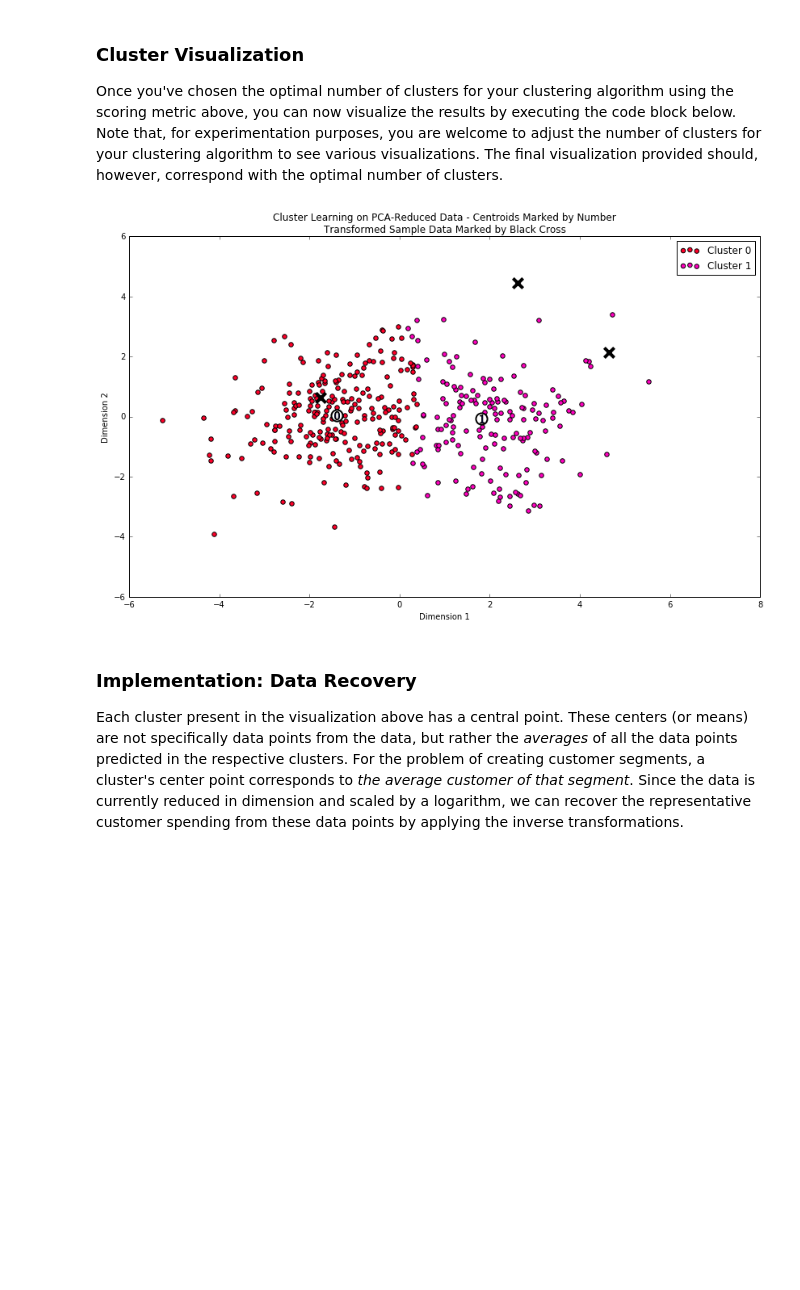
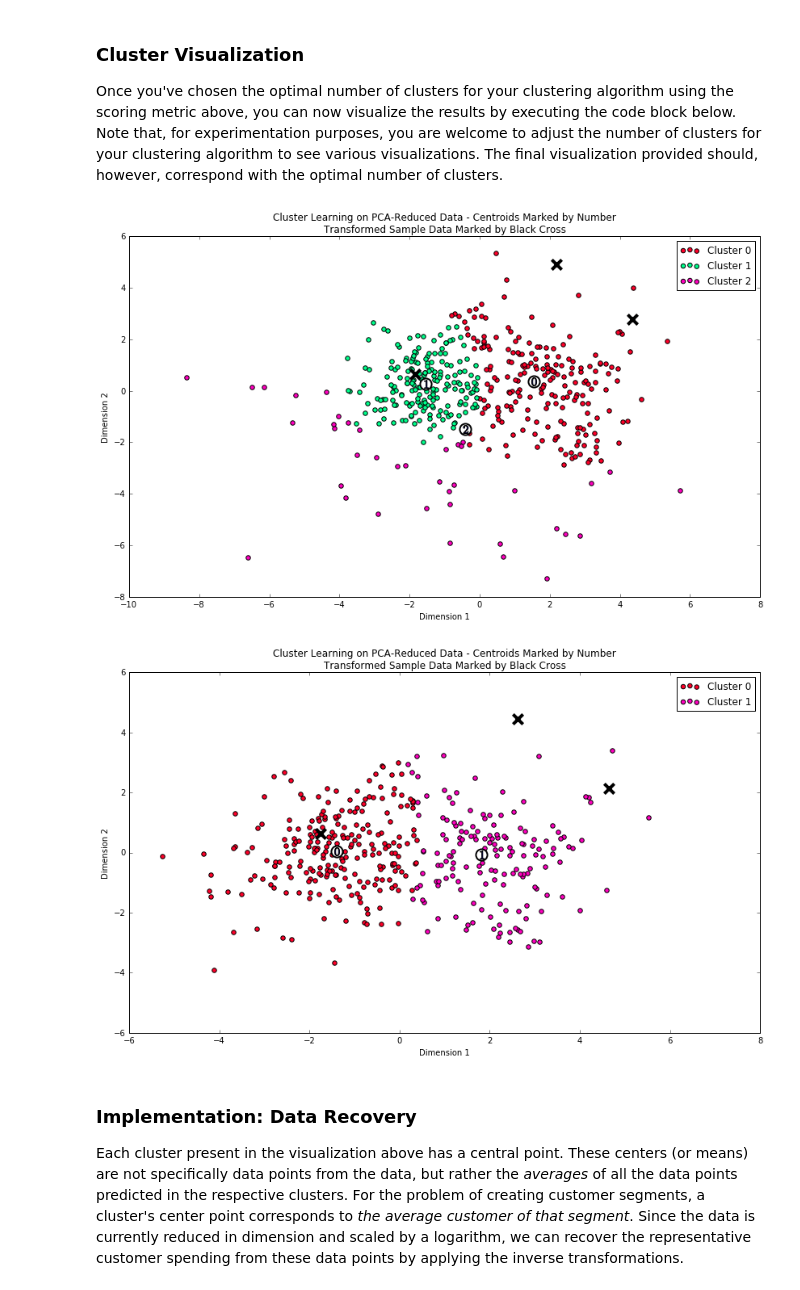
Before and after one commit to En3rG/machine-learning, a Jupyter notebook: projects/customer_segments/customer_segments.ipynb, the cells around one changed output. Saved outputs shown, nothing was run; the diff lists cells and outputs as text; code cells hidden in the pictures; blank space fills up the shorter version.

```diff
--- a/projects/customer_segments/customer_segments.ipynb
+++ b/projects/customer_segments/customer_segments.ipynb
@@ -540,17 +638,33 @@ The best silhouette score is achieved using two clusters, k=2.  Its score is 0.4
 ### Cluster Visualization
 Once you've chosen the optimal number of clusters for your clustering algorithm using the scoring metric above, you can now visualize the results by executing the code block below. Note that, for experimentation purposes, you are welcome to adjust the number of clusters for your clustering algorithm to see various visualizations. The final visualization provided should, however, correspond with the optimal number of clusters.
 # %%
+## Clusters without removing outliers
+## --------------------------------------------------
+## PICKING BEST NUMBER OF CLUSTERS, k=3 (with outliers)
+clusterer = GMM(n_components=3, random_state=0)
+clusterer.fit(_data)
+preds = clusterer.predict(_data)
+centers = clusterer.means_
+
+# Display the results of the clustering from implementation
+vs.cluster_results(_data, preds, centers, _samples)
+
+
+
+## Clusters for removing outliers
+## --------------------------------------------------
 ## PICKING BEST NUMBER OF CLUSTERS, k=2
 clusterer = GMM(n_components=2, random_state=0)
 clusterer.fit(reduced_data)
 preds = clusterer.predict(reduced_data)
+sample_preds = clusterer.predict(pca_samples)
 centers = clusterer.means_
-
 
 # Display the results of the clustering from implementation
 vs.cluster_results(reduced_data, preds, centers, pca_samples)
 # %% [output]
-[figure, old version]
+[figure, new version]
+[figure, added]
 # %% [markdown]
 ### Implementation: Data Recovery
 Each cluster present in the visualization above has a central point. These centers (or means) are not specifically data points from the data, but rather the *averages* of all the data points predicted in the respective clusters. For the problem of creating customer segments, a cluster's center point corresponds to *the average customer of that segment*. Since the data is currently reduced in dimension and scaled by a logarithm, we can recover the representative customer spending from these data points by applying the inverse transformations.
```
Also changed, not shown: parts of 7 cells of this notebook, 1 other file.
